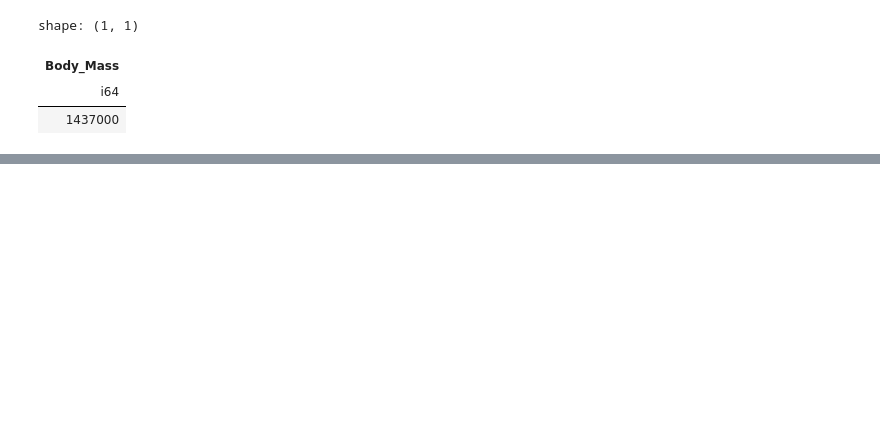
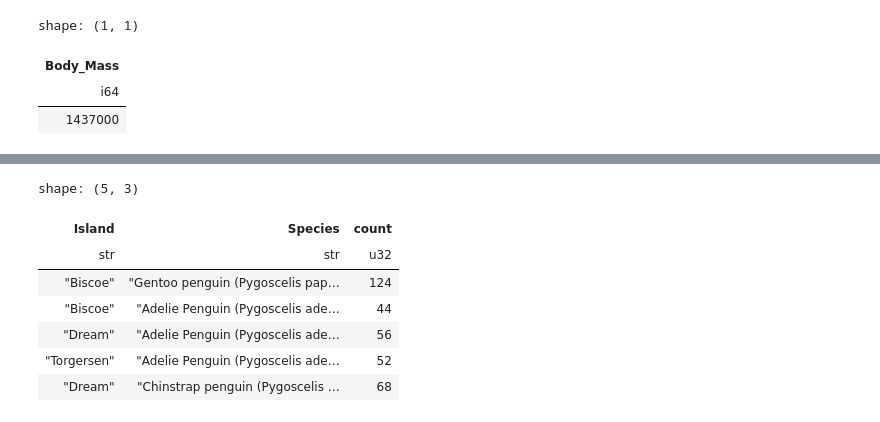
Before and after one commit to Alexchen666/Data-Analysis-101, a Jupyter notebook: data_validation.ipynb, the cells around one changed output, grey strips where cells are left out. Saved outputs shown, nothing was run; the diff lists cells and outputs as text; code cells hidden in the pictures; blank space fills up the shorter version.

```diff
--- a/data_validation.ipynb
+++ b/data_validation.ipynb
@@ -959,3 +1033,14 @@ shape: (3, 11)
 | 11 | "Adelie Penguin (Pygoscelis ade… | "Torgersen" | "Yes" | 4.1 | 17.1 | 186 | 3300 | null | ... |
 | 108 | "Adelie Penguin (Pygoscelis ade… | "Biscoe" | "Yes" | 3910.0 | 20.0 | 190 | 3900 | "MALE" | ... |
 | 105 | "Gentoo penguin (Pygoscelis pap… | "Biscoe" | "Yes" | 4730.0 | 13.8 | 216 | 4725 | null | ... |
+# %%
+df.group_by('Island', 'Species').count()
+# %% [output]
+shape: (5, 3)
+| Island | Species | count |
+| str | str | u32 |
+| "Biscoe" | "Gentoo penguin (Pygoscelis pap… | 124 |
+| "Biscoe" | "Adelie Penguin (Pygoscelis ade… | 44 |
+| "Dream" | "Adelie Penguin (Pygoscelis ade… | 56 |
+| "Torgersen" | "Adelie Penguin (Pygoscelis ade… | 52 |
+| "Dream" | "Chinstrap penguin (Pygoscelis … | 68 |
```
Also changed, not shown: parts of 67 cells of this notebook.
